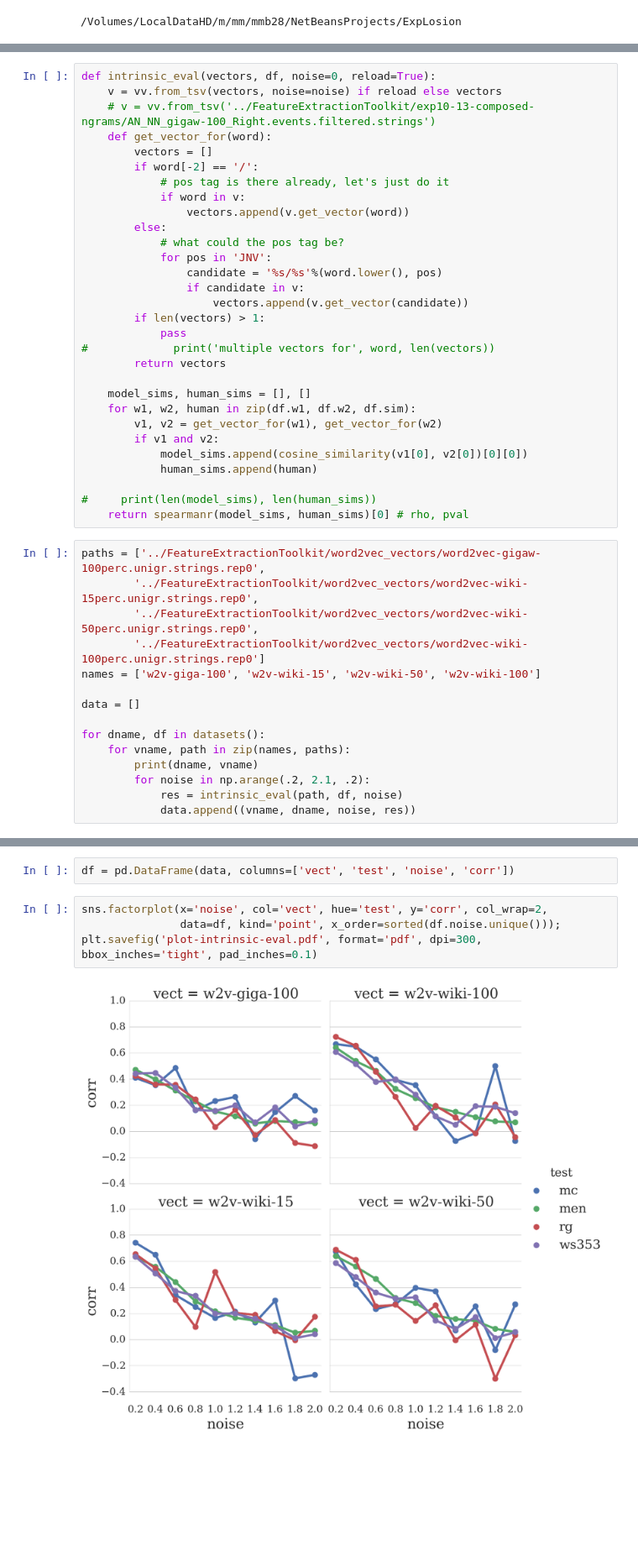
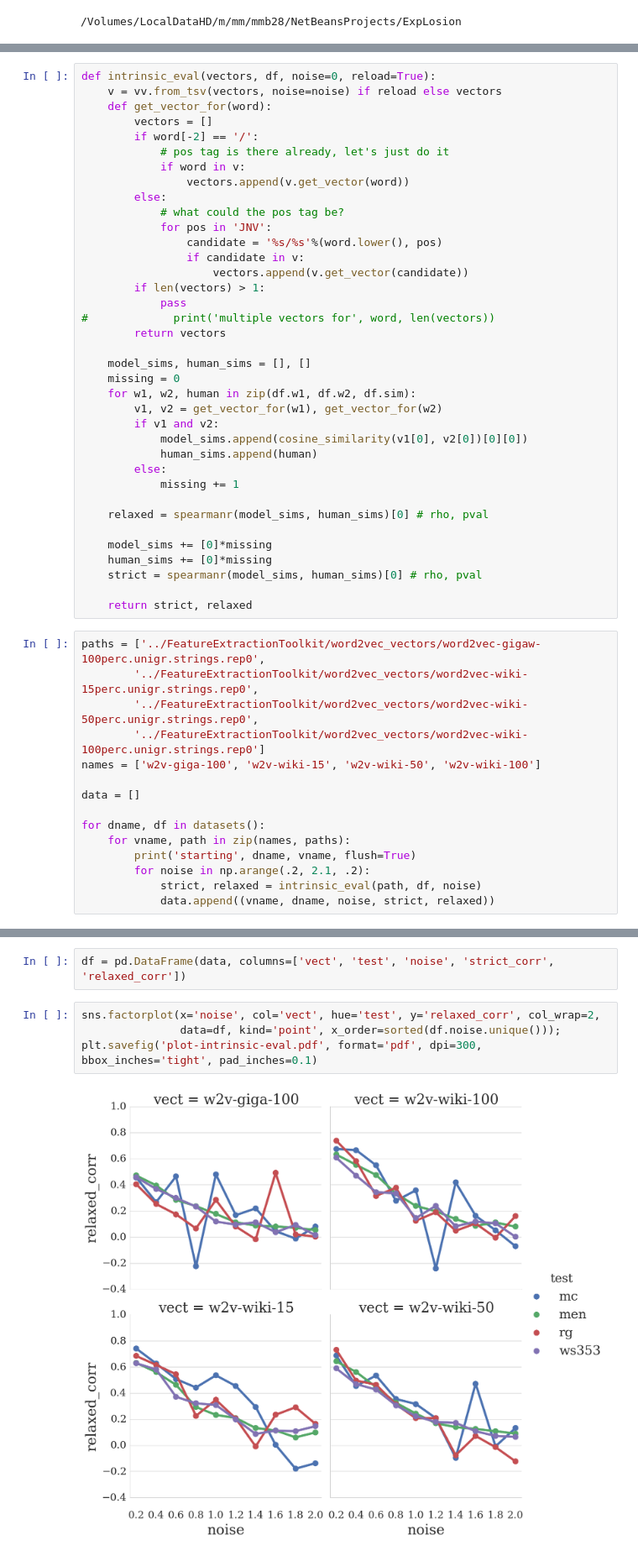
Before and after one commit to mbatchkarov/ExpLosion, a Jupyter notebook: notebooks/intrinsic_eval.ipynb, the cells around one changed output, grey strips where cells are left out. Shown at 84% size. Saved outputs shown, nothing was run; the diff lists cells and outputs as text; blank space fills up the shorter version.

Commit message:
[WIP] re-doing figures with new results, will have to do it again

```diff
--- a/notebooks/intrinsic_eval.ipynb
+++ b/notebooks/intrinsic_eval.ipynb
@@ -36,7 +36,6 @@ def datasets():
 # %%
 def intrinsic_eval(vectors, df, noise=0, reload=True):
     v = vv.from_tsv(vectors, noise=noise) if reload else vectors
-    # v = vv.from_tsv('../FeatureExtractionToolkit/exp10-13-composed-ngrams/AN_NN_gigaw-100_Right.events.filtered.strings')
     def get_vector_for(word):
         vectors = []
         if word[-2] == '/':
@@ -55,14 +54,22 @@ def intrinsic_eval(vectors, df, noise=0, reload=True):
         return vectors
 
     model_sims, human_sims = [], []
+    missing = 0
     for w1, w2, human in zip(df.w1, df.w2, df.sim):
         v1, v2 = get_vector_for(w1), get_vector_for(w2)
         if v1 and v2:
             model_sims.append(cosine_similarity(v1[0], v2[0])[0][0])
             human_sims.append(human)
+        else:
+            missing += 1
 
-#     print(len(model_sims), len(human_sims))
-    return spearmanr(model_sims, human_sims)[0] # rho, pval
+    relaxed = spearmanr(model_sims, human_sims)[0] # rho, pval
+
+    model_sims += [0]*missing
+    human_sims += [0]*missing
+    strict = spearmanr(model_sims, human_sims)[0] # rho, pval
+
+    return strict, relaxed
 # %%
 paths = ['../FeatureExtractionToolkit/word2vec_vectors/word2vec-gigaw-100perc.unigr.strings.rep0',
         '../FeatureExtractionToolkit/word2vec_vectors/word2vec-wiki-15perc.unigr.strings.rep0',
@@ -74,8 +81,8 @@ data = []
 
 for dname, df in datasets():
     for vname, path in zip(names, paths):
-        print(dname, vname)
+        print('starting', dname, vname, flush=True)
         for noise in np.arange(.2, 2.1, .2):
-            res = intrinsic_eval(path, df, noise)
-            data.append((vname, dname, noise, res))
+            strict, relaxed = intrinsic_eval(path, df, noise)
+            data.append((vname, dname, noise, strict, relaxed))
 # %% [output]
@@ -98,8 +105,8 @@ men w2v-wiki-100
 # %%
-df = pd.DataFrame(data, columns=['vect', 'test', 'noise', 'corr'])
+df = pd.DataFrame(data, columns=['vect', 'test', 'noise', 'strict_corr', 'relaxed_corr'])
 # %%
-sns.factorplot(x='noise', col='vect', hue='test', y='corr', col_wrap=2,
+sns.factorplot(x='noise', col='vect', hue='test', y='relaxed_corr', col_wrap=2,
                data=df, kind='point', x_order=sorted(df.noise.unique()));
 plt.savefig('plot-intrinsic-eval.pdf', format='pdf', dpi=300, bbox_inches='tight', pad_inches=0.1)
 # %% [output]
-[figure, old version]
+[figure, new version]
```
Also changed, not shown: parts of 4 cells of this notebook, 14 other files.
